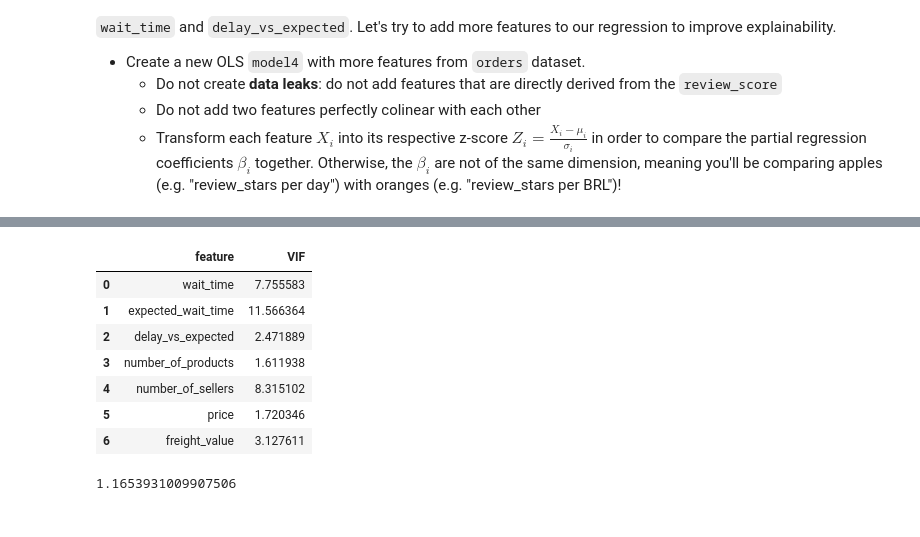
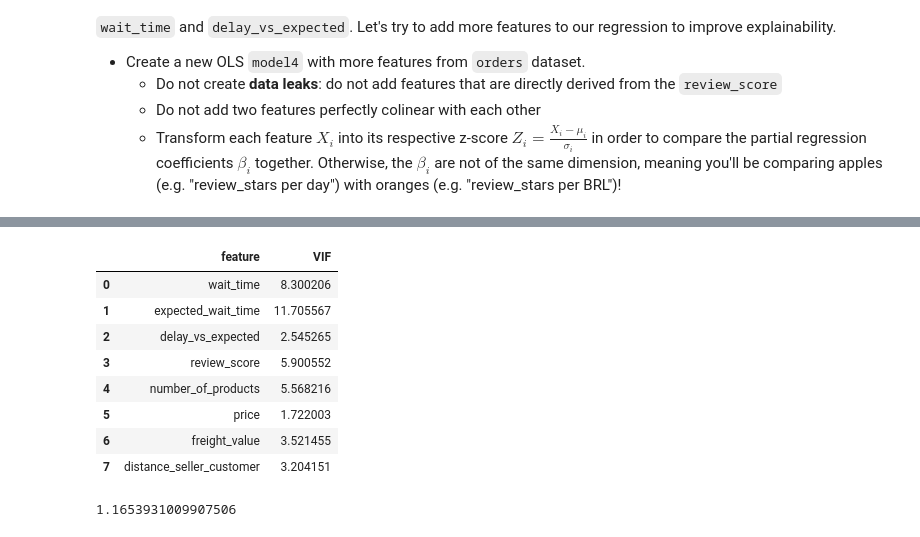
Before and after one commit to Nandosoq/nandoproject, a Jupyter notebook: 04-Decision-Science/03-Linear-Regression/01-Orders-Regression/orders_regression.ipynb, the cells around one changed output, grey strips where cells are left out. Saved outputs shown, nothing was run; the diff lists cells and outputs as text; code cells hidden in the pictures.

```diff
--- a/04-Decision-Science/03-Linear-Regression/01-Orders-Regression/orders_regression.ipynb
+++ b/04-Decision-Science/03-Linear-Regression/01-Orders-Regression/orders_regression.ipynb
@@ -178,28 +185,35 @@ orders.corr()
 # %%
-All = ['wait_time','delay_vs_expected','review_score','number_of_products','price','freight_value']
+All_old = ['wait_time','delay_vs_expected','review_score','number_of_products','price','freight_value']
+
+
+All = ['wait_time','expected_wait_time','delay_vs_expected','review_score',
+       'number_of_products','price','freight_value','distance_seller_customer']
+
+
 data_leaks = ['dim_is_five_star','dim_is_one_star']
-colineal = ['expected_wait_time', 'number_of_sellers']
+colineal = ['number_of_sellers']
 #orders.describe()
 # %%
-All = ['wait_time', 'expected_wait_time', 'delay_vs_expected', 'number_of_products', 'number_of_sellers', 'price', 'freight_value']
+#All = ['wait_time', 'expected_wait_time', 'delay_vs_expected', 'number_of_products', 'number_of_sellers', 'price', 'freight_value']
 ## Colineal
 from statsmodels.stats.outliers_influence import variance_inflation_factor
 
 X_variables = orders[All]
 
 vif_data = pd.DataFrame()
 vif_data["feature"] = X_variables.columns
 vif_data["VIF"] = [variance_inflation_factor(X_variables.values, i) for i in range(len(X_variables.columns))]
 vif_data
 # %% [output]
 |  | feature | VIF |
-| 0 | wait_time | 7.755583 |
-| 1 | expected_wait_time | 11.566364 |
-| 2 | delay_vs_expected | 2.471889 |
-| 3 | number_of_products | 1.611938 |
-| 4 | number_of_sellers | 8.315102 |
-| 5 | price | 1.720346 |
-| 6 | freight_value | 3.127611 |
+| 0 | wait_time | 8.300206 |
+| 1 | expected_wait_time | 11.705567 |
+| 2 | delay_vs_expected | 2.545265 |
+| 3 | review_score | 5.900552 |
+| 4 | number_of_products | 5.568216 |
+| 5 | price | 1.722003 |
+| 6 | freight_value | 3.521455 |
+| 7 | distance_seller_customer | 3.204151 |
 # %%
 1/(1-smf.ols(formula = f'review_score ~ {("+").join(All)}', data=orders).fit().rsquared)
 # %% [output]
```
Also changed, not shown: parts of 5 cells of this notebook.
